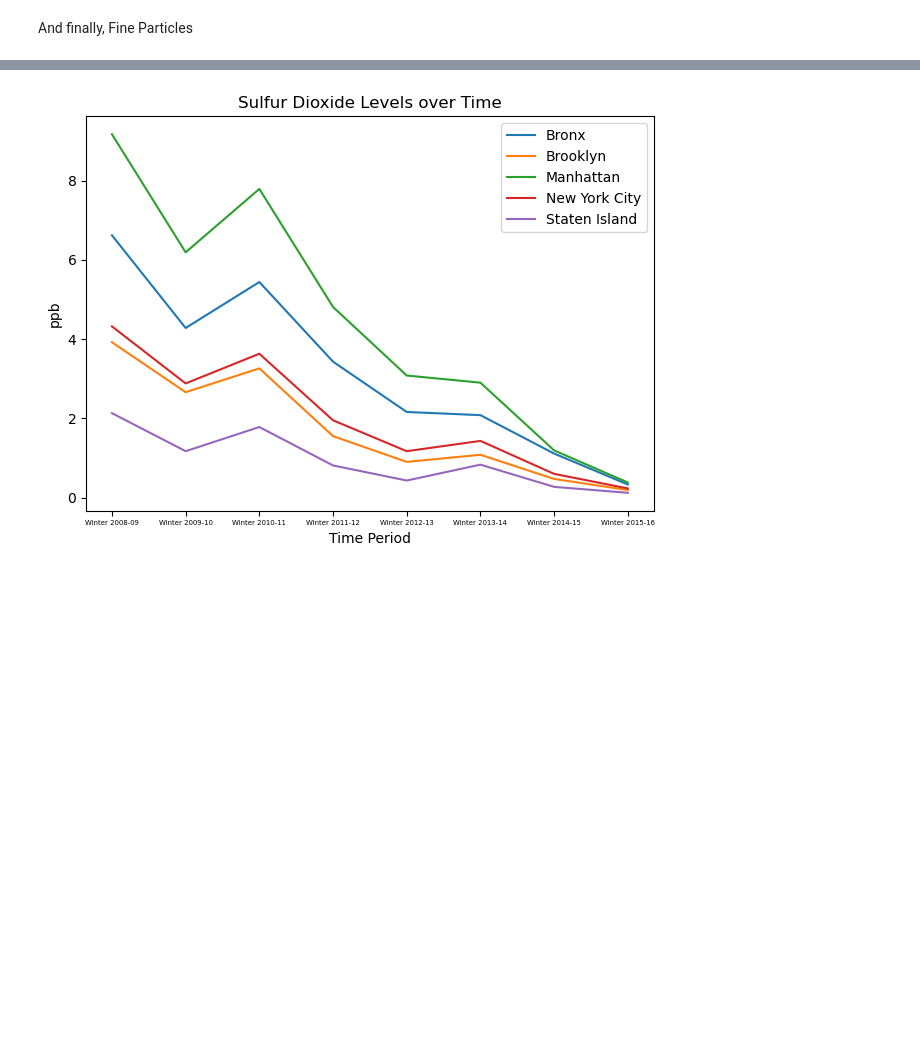
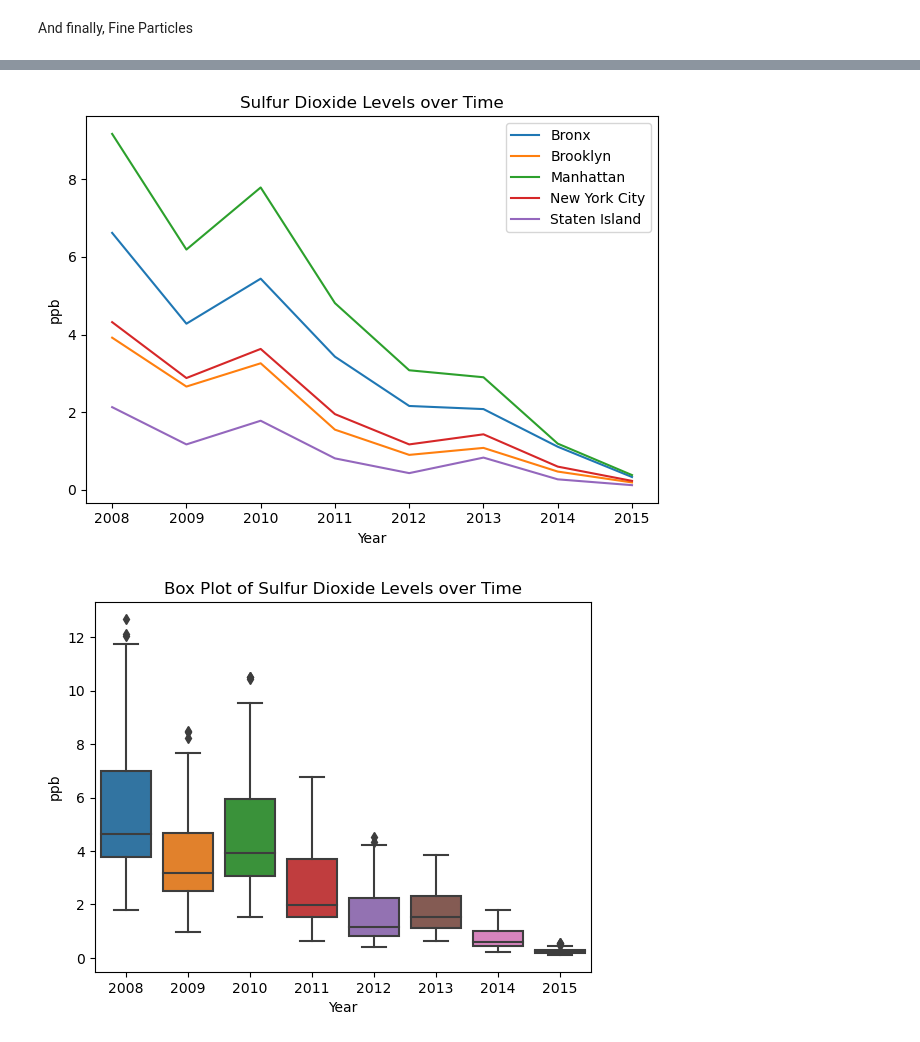
Before and after one commit to mahinsa2345/mahinsa2345.github.io, a Jupyter notebook: Final-Tutorial.ipynb, the cells around one changed output, grey strips where cells are left out. Drawn from its saved outputs; the diff is of its cells as text; code cells hidden in the pictures; blank space fills up the shorter version.

```diff
--- a/Final-Tutorial.ipynb
+++ b/Final-Tutorial.ipynb
@@ -79,4 +87,0 @@ To start this step, let's begin by cleaning and seperating the data to become mo
-# %%
-data = data.drop(['Message', 'Start_Date'], axis=1)
-names = data.Name.unique()
-names
@@ -100,0 +88,11 @@ array(['Ozone (O3)', 'Sulfur Dioxide (SO2)', 'PM2.5-Attributable Deaths',
+# %%
+data = data.drop(['Message'], axis=1)
+data['Start_Date'] = pd.to_datetime(data['Start_Date'], format='%m/%d/%Y')
+data['Year'] = data['Start_Date'].dt.year
+
+# Fixes one of dates as the start of 2016 begins on the last day of 2015
+x = datetime.datetime(2015, 12, 31).date()
+data.loc[data['Start_Date'].dt.date == x, 'Year'] = 2016
+data = data.drop(['Start_Date'], axis=1)
+names = data.Name.unique()
+names
@@ -107,11 +123,12 @@ We'll also use some of the map data to set the lattitutdes and longitudes for ea
 # %%
 O3 = data[data['Name'] == 'Ozone (O3)']
-O3 = O3.drop(['Measure', 'Measure Info', 'Indicator ID'], axis=1)
+O3 = O3.drop(['Measure', 'Measure Info', 'Indicator ID', 'Name'], axis=1)
 O3['Lat'] = np.nan
 O3['Long'] = np.nan
 
 for i, row  in map.iterrows():
     O3['Lat'] = np.where(O3['Geo Join ID'] == row['GeoID'], row['Lat'], O3['Lat'])
     O3['Long'] = np.where(O3['Geo Join ID'] == row['GeoID'], row['Long'], O3['Long'])
+O3 = O3.reset_index(drop=True)
 O3
 # %% [output]
@@ -132,12 +149,13 @@ O3
 Then Sulfur Dioxide
 # %%
 SO2 = data[data['Name'] == 'Sulfur Dioxide (SO2)']
-SO2 = SO2.drop(['Measure', 'Measure Info', 'Indicator ID'], axis=1)
+SO2 = SO2.drop(['Measure', 'Measure Info', 'Indicator ID', 'Name'], axis=1)
 SO2['Lat'] = np.nan
 SO2['Long'] = np.nan
 
 for i, row  in map.iterrows():
     SO2['Lat'] = np.where(SO2['Geo Join ID'] == row['GeoID'], row['Lat'], SO2['Lat'])
     SO2['Long'] = np.where(SO2['Geo Join ID'] == row['GeoID'], row['Long'], SO2['Long'])
+SO2 = SO2.reset_index(drop=True)
 SO2
 # %% [output]
@@ -227,17 +292,22 @@ plt.show()
 # %%
 place_plots = SO2[SO2["Geo Place Name"].isin(places)]
-place_plots.set_index('Time Period', inplace=True)
+place_plots.set_index('Year', inplace=True)
+place_plots = place_plots.sort_values('Year')
 place_plots.groupby("Geo Place Name")['Data Value'].plot(legend= True)
 
 # Setting up labels and titles
-plt.xlabel('Time Period')
 plt.ylabel('ppb')
 plt.title('Sulfur Dioxide Levels over Time')
-plt.tick_params(axis='x', which='major', labelsize=5)
 plt.tight_layout()
 plt.show()
+
+sns.boxplot(x='Year', y='Data Value', data=SO2)
+plt.ylabel('ppb')
+plt.title("Box Plot of Sulfur Dioxide Levels over Time")
+plt.show()
 # %% [output]
-[figure, old version]
+[figure, new version]
+[figure, added]
 # %%
 NO2_annual = NO2[NO2["Time Period"].str.contains("Annual")]
 place_plots = NO2_annual[NO2_annual["Geo Place Name"].isin(places)]
```
Also changed, not shown: parts of 38 cells of this notebook, 1 other file.
